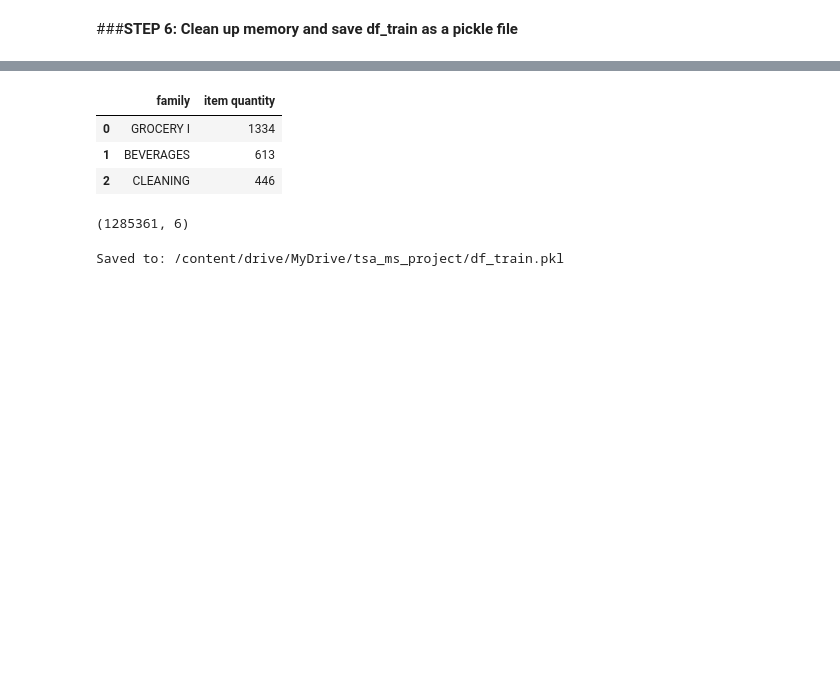
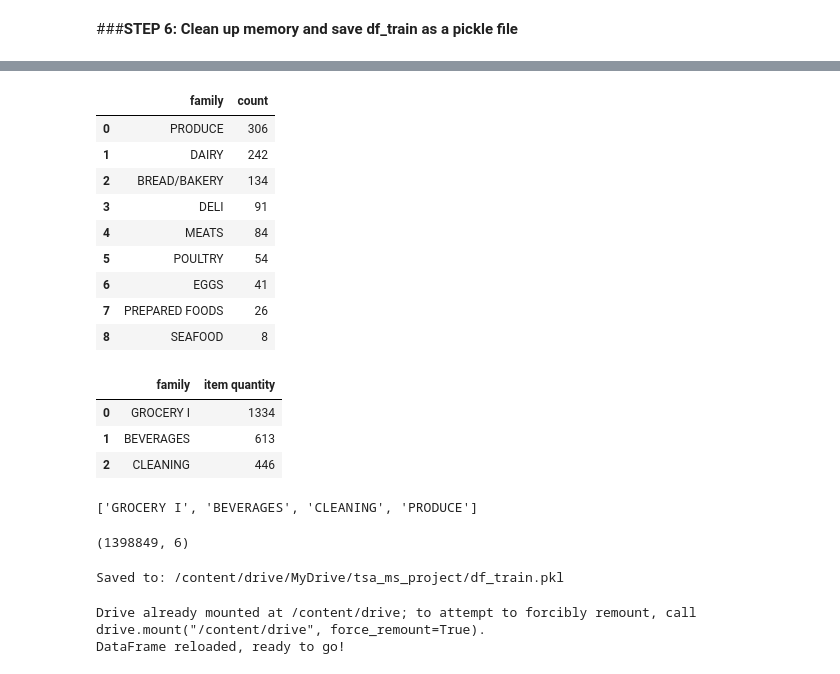
Before and after one commit to NyafeuKamdem/retail_demand_forcasting, a Jupyter notebook: data_prep.ipynb, the cells around one changed output, grey strips where cells are left out. Cells and saved outputs as stored; diff of their text form; code cells hidden in the pictures; blank space fills up the shorter version.

```diff
--- a/data_prep.ipynb
+++ b/data_prep.ipynb
@@ -71 +81,18 @@ del filtered_chunks
+# %%
+# top1 family with 'perishable' items
+
+df_items_perish = df_items[df_items['perishable']==1]
+top1_family_per_perish_item = df_items_perish['family'].value_counts().reset_index()
+top1_family_per_perish_item
+# %% [output]
+|  | family | count |
+| 0 | PRODUCE | 306 |
+| 1 | DAIRY | 242 |
+| 2 | BREAD/BAKERY | 134 |
+| 3 | DELI | 91 |
+| 4 | MEATS | 84 |
+| 5 | POULTRY | 54 |
+| 6 | EGGS | 41 |
+| 7 | PREPARED FOODS | 26 |
+| 8 | SEAFOOD | 8 |
 # %%
@@ -80,15 +107,21 @@ top3_family_per_item
 | 0 | GROCERY I | 1334 |
 | 1 | BEVERAGES | 613 |
 | 2 | CLEANING | 446 |
+# %%
+families = top3_family_per_item['family'].unique().tolist()
+families.append(top1_family_per_perish_item['family'][0])
+families
+# %% [output]
+['GROCERY I', 'BEVERAGES', 'CLEANING', 'PRODUCE']
 # %%
 # CREATE THE LIST OF ITEM'S IDS AND USE IT TO FILTER THE DATA FRAME.
 
-item_ids = [x for x in df_items[df_items['family'].isin(top3_family_per_item['family'].unique())]['item_nbr']]
+item_ids = [x for x in df_items[df_items['family'].isin(families)]['item_nbr']]
 
 df_train = df_train[df_train['item_nbr'].isin(item_ids)]
 df_train.shape
 # %% [output]
-(1285361, 6)
+(1398849, 6)
 # %%
 # Path to save the file
 save_path = "/content/drive/MyDrive/tsa_ms_project/df_train.pkl"
@@ -98,3 +131,19 @@ df_train.to_pickle(save_path)
 print(f"Saved to: {save_path}")
 # %% [output]
 Saved to: /content/drive/MyDrive/tsa_ms_project/df_train.pkl
+# %%
+from google.colab import drive
+import pandas as pd
+
+# Mount Drive
+drive.mount('/content/drive')
+
+# Path to load the file
+load_path = "/content/drive/MyDrive/tsa_ms_project/df_train.pkl"
+
+# Load DataFrame
+df_train = pd.read_pickle(load_path)
+print("DataFrame reloaded, ready to go!")
+# %% [output]
+Drive already mounted at /content/drive; to attempt to forcibly remount, call drive.mount("/content/drive", force_remount=True).
+DataFrame reloaded, ready to go!
```
Also changed, not shown: parts of 5 cells of this notebook.
